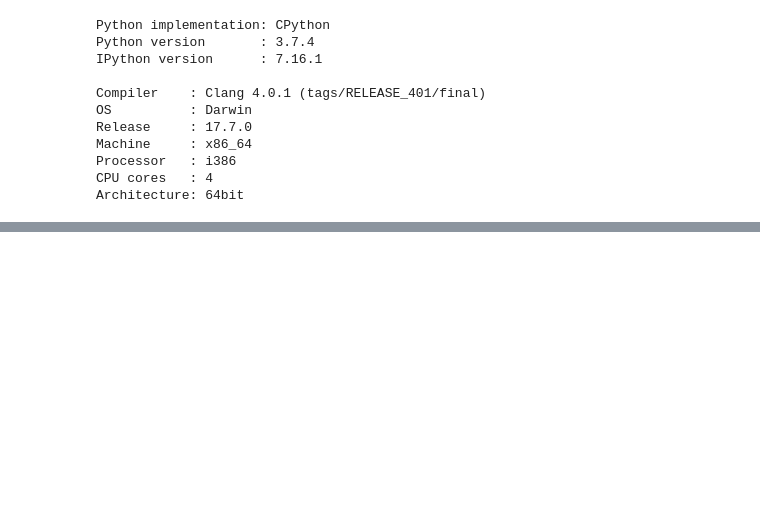
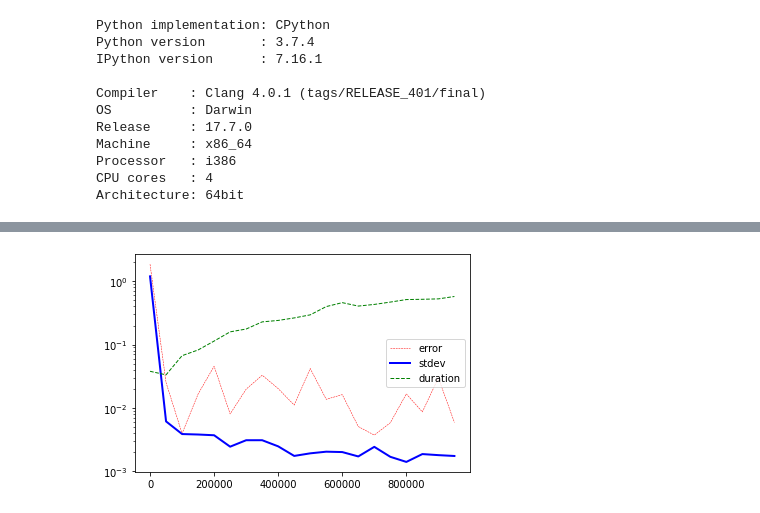
Before and after one commit to DerwenAI/ray_tutorial, a Jupyter notebook: pi.ipynb, the cells around one changed output, grey strips where cells are left out. Drawn from its saved outputs; the diff is of its cells as text; code cells hidden in the pictures; blank space fills up the shorter version.

```diff
--- a/pi.ipynb
+++ b/pi.ipynb
@@ -228,0 +248,4 @@ Wall time: 2.78 s
+# %%
+sim_d.plot();
+# %% [output]
+[figure, added]
```
Also changed, not shown: parts of 30 cells of this notebook.
